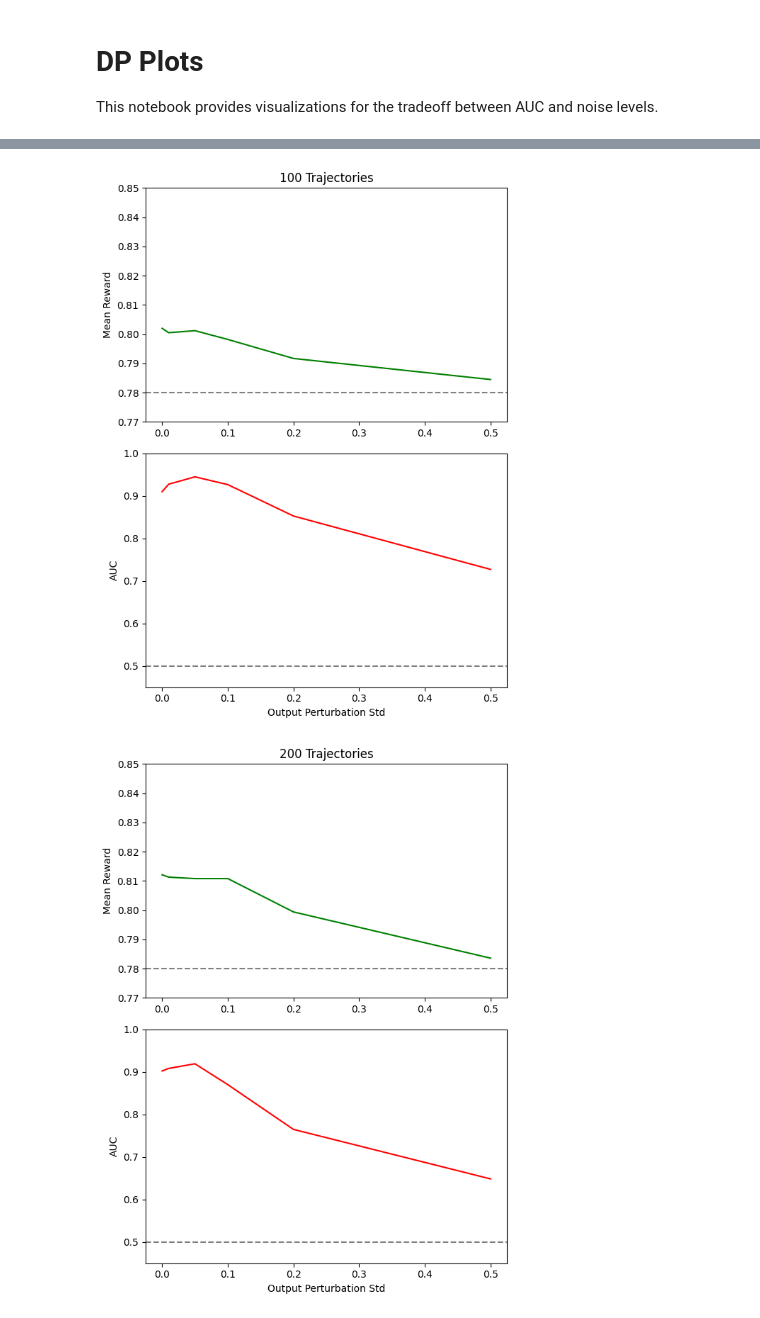
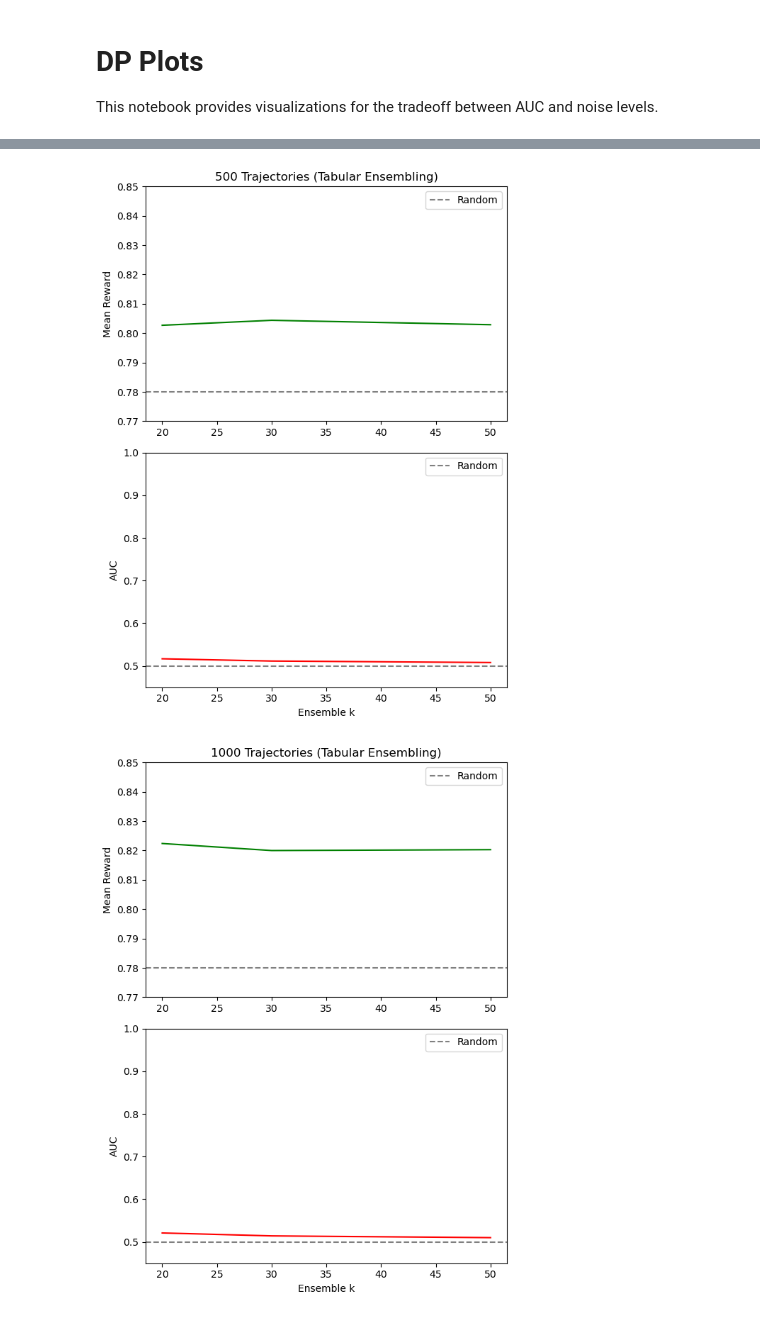
Before and after one commit to lanceHEN/Q-Learning-MIA, a Jupyter notebook: notebooks/dp_plots.ipynb, the cells around one changed output, grey strips where cells are left out. Cells and saved outputs as stored; diff of their text form; code cells hidden in the pictures.

```diff
--- a/notebooks/dp_plots.ipynb
+++ b/notebooks/dp_plots.ipynb
@@ -6,7 +6,10 @@ This notebook provides visualizations for the tradeoff between AUC and noise lev
 import pandas as pd
 from matplotlib import pyplot as plt
 # %%
-filename = "../data/tables/summary_cluster_sepsis_tabular_epsilon_greedy_dp.csv"
-df = pd.read_csv(filename, header=[0,1,2])
+filenames = [
+    "../data/tables/summary_cluster_sepsis_ensemble_table_gaussian_fixed_t_max.csv",
+]
+df = pd.concat([pd.read_csv(filename, header=[0,1,2]) for filename in filenames])
+
 df.head()
 # %% [output]
@@ -21,5 +25,5 @@ df.head()
 # %%
-df_hierarchical = df.iloc[:, 2:]
+df_hierarchical = df.iloc[:, 4:]
 df_hierarchical.columns = df_hierarchical.columns.droplevel(2)
 df_hierarchical.columns = [f'{col[0]} ({col[1]})' for col in df_hierarchical.columns]
 df_hierarchical.head()
@@ -33,5 +37,5 @@ df_hierarchical.head()
 # %%
-df_groups = df.iloc[:, :2]
+df_groups = df.iloc[:, :4]
 for _ in range(2):
     df_groups.columns = df_groups.columns.droplevel(0)
 df_groups.head()
@@ -45,4 +49,5 @@ df_groups.head()
 # %%
 df_clean = pd.concat([df_groups, df_hierarchical], axis=1)
+df_clean = df_clean.sort_values(by=["N. Trajectories", "Ensemble k", "Output Perturbation std"])
 df_clean.head()
 # %% [output]
@@ -55,28 +61,38 @@ df_clean.head()
 # %%
-# Plot reward vs perturbation std for particular n. trajs
+# Plot reward vs input (ensemble k or perturbation std or epsilon) for particular n. trajs
 n_trajs = df_clean["N. Trajectories"].unique()
 
+k = 50
+epsilon = 3000
+
+inpt = "Ensemble k"
+context = "Tabular Ensembling"
+
 for n_traj in n_trajs:
-    group = df_clean[df_clean["N. Trajectories"] == n_traj]
+    #group = df_clean[(df_clean["N. Trajectories"] == n_traj) & (df_clean["Ensemble k"] == k)]
+    group = df_clean[(df_clean["N. Trajectories"] == n_traj) & (df_clean["Ensemble epsilon"] == epsilon)]
+    #group = df_clean[(df_clean["N. Trajectories"] == n_traj)]
 
     fig, (ax1, ax2) = plt.subplots(nrows=2, ncols=1, figsize=(6, 8))
 
     # Rewards
-    ax1.plot(group["Output Perturbation std"], group["Trainer Mean Reward (mean)"], color="green")
+    ax1.plot(group[inpt], group["Trainer Mean Reward (mean)"], color="green")
     ax1.set_ylim([0.77, 0.85])
     ax1.set_ylabel("Mean Reward")
-    ax1.axhline(0.78, color="gray", linestyle="--")
-    ax1.set_title(f"{n_traj} Trajectories")
+    ax1.axhline(0.78, color="gray", linestyle="--", label="Random")
+    ax1.set_title(f"{n_traj} Trajectories ({context})")
+    ax1.legend()
 
     # Rewards
-    ax2.plot(group["Output Perturbation std"], group["AUC (mean)"], color="red")
+    ax2.plot(group[inpt], group["AUC (mean)"], color="red")
     ax2.set_ylim([0.45, 1.0])
-    ax2.set_xlabel("Output Perturbation Std")
+    ax2.set_xlabel(inpt)
     ax2.set_ylabel("AUC")
-    ax2.axhline(0.5, color="gray", linestyle="--")
+    ax2.axhline(0.5, color="gray", linestyle="--", label="Random")
+    ax2.legend()
 
     plt.tight_layout()
     plt.show()
 # %% [output]
-[figure, old version]
+[figure, new version]
-[figure, old version]
+[figure, new version]
```
Also changed, not shown: parts of 7 cells of this notebook, 14 other files.
